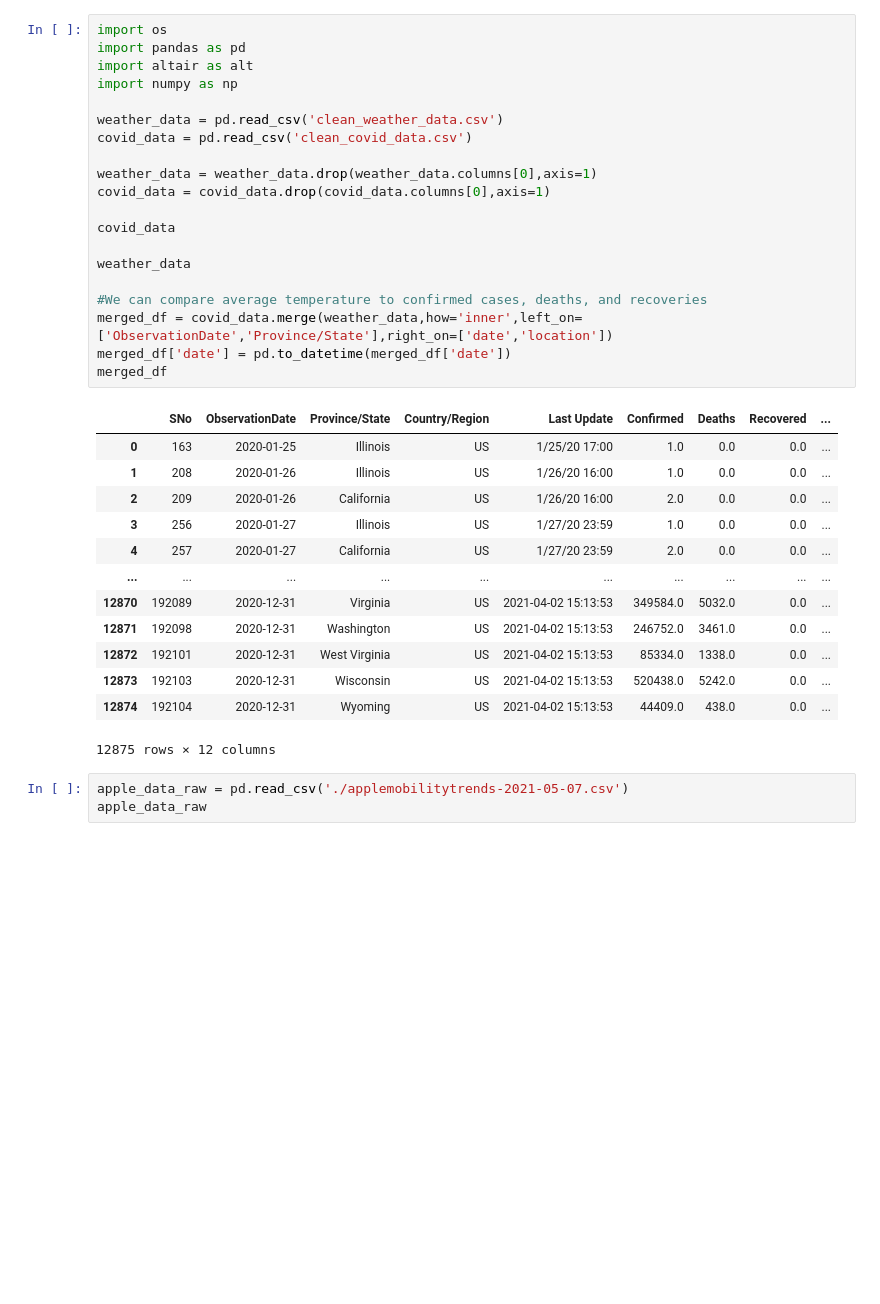
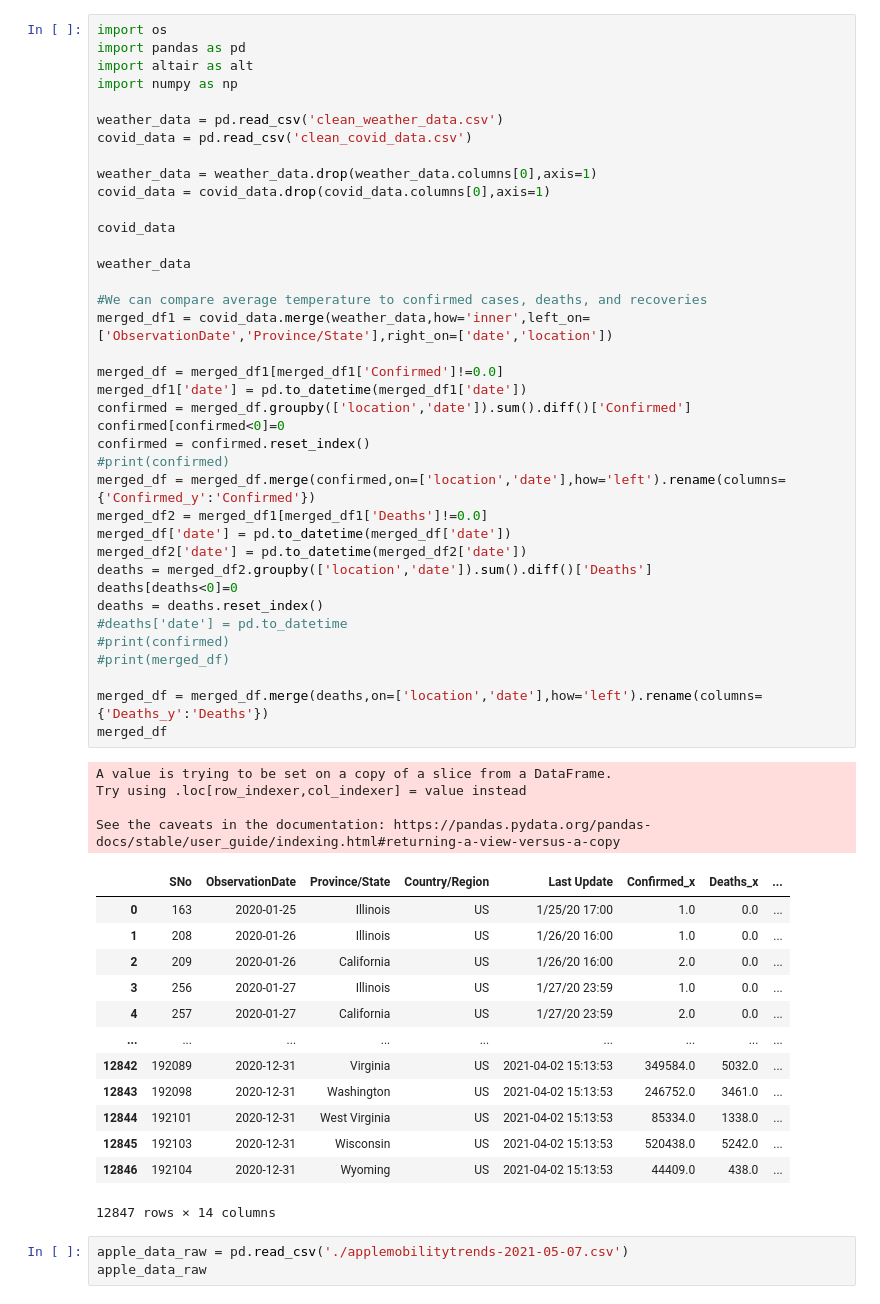
Before and after one commit to joehardy-umich/siads592, a Jupyter notebook: traffic_and_weather.ipynb, the cells around one changed output. Drawn from its saved outputs; the diff is of its cells as text; blank space fills up the shorter version.

```diff
--- a/traffic_and_weather.ipynb
+++ b/traffic_and_weather.ipynb
@@ -1,37 +1,59 @@
 # %%
 import os
 import pandas as pd
 import altair as alt
 import numpy as np
 
 weather_data = pd.read_csv('clean_weather_data.csv')
 covid_data = pd.read_csv('clean_covid_data.csv')
 
 weather_data = weather_data.drop(weather_data.columns[0],axis=1)
 covid_data = covid_data.drop(covid_data.columns[0],axis=1)
 
 covid_data
 
 weather_data
 
 #We can compare average temperature to confirmed cases, deaths, and recoveries
-merged_df = covid_data.merge(weather_data,how='inner',left_on=['ObservationDate','Province/State'],right_on=['date','location'])
+merged_df1 = covid_data.merge(weather_data,how='inner',left_on=['ObservationDate','Province/State'],right_on=['date','location'])
+
+merged_df = merged_df1[merged_df1['Confirmed']!=0.0]
+merged_df1['date'] = pd.to_datetime(merged_df1['date'])
+confirmed = merged_df.groupby(['location','date']).sum().diff()['Confirmed']
+confirmed[confirmed<0]=0
+confirmed = confirmed.reset_index()
+#print(confirmed)
+merged_df = merged_df.merge(confirmed,on=['location','date'],how='left').rename(columns={'Confirmed_y':'Confirmed'})
+merged_df2 = merged_df1[merged_df1['Deaths']!=0.0]
 merged_df['date'] = pd.to_datetime(merged_df['date'])
+merged_df2['date'] = pd.to_datetime(merged_df2['date'])
+deaths = merged_df2.groupby(['location','date']).sum().diff()['Deaths']
+deaths[deaths<0]=0
+deaths = deaths.reset_index()
+#deaths['date'] = pd.to_datetime
+#print(confirmed)
+#print(merged_df)
+
+merged_df = merged_df.merge(deaths,on=['location','date'],how='left').rename(columns={'Deaths_y':'Deaths'})
 merged_df
 # %% [output]
+A value is trying to be set on a copy of a slice from a DataFrame.
+Try using .loc[row_indexer,col_indexer] = value instead
+
+See the caveats in the documentation: https://pandas.pydata.org/pandas-docs/stable/user_guide/indexing.html#returning-a-view-versus-a-copy
-|  | SNo | ObservationDate | Province/State | Country/Region | Last Update | Confirmed | Deaths | Recovered | ... |
-| 0 | 163 | 2020-01-25 | Illinois | US | 1/25/20 17:00 | 1.0 | 0.0 | 0.0 | ... |
-| 1 | 208 | 2020-01-26 | Illinois | US | 1/26/20 16:00 | 1.0 | 0.0 | 0.0 | ... |
-| 2 | 209 | 2020-01-26 | California | US | 1/26/20 16:00 | 2.0 | 0.0 | 0.0 | ... |
-| 3 | 256 | 2020-01-27 | Illinois | US | 1/27/20 23:59 | 1.0 | 0.0 | 0.0 | ... |
-| 4 | 257 | 2020-01-27 | California | US | 1/27/20 23:59 | 2.0 | 0.0 | 0.0 | ... |
-| ... | ... | ... | ... | ... | ... | ... | ... | ... | ... |
-| 12870 | 192089 | 2020-12-31 | Virginia | US | 2021-04-02 15:13:53 | 349584.0 | 5032.0 | 0.0 | ... |
-| 12871 | 192098 | 2020-12-31 | Washington | US | 2021-04-02 15:13:53 | 246752.0 | 3461.0 | 0.0 | ... |
-| 12872 | 192101 | 2020-12-31 | West Virginia | US | 2021-04-02 15:13:53 | 85334.0 | 1338.0 | 0.0 | ... |
-| 12873 | 192103 | 2020-12-31 | Wisconsin | US | 2021-04-02 15:13:53 | 520438.0 | 5242.0 | 0.0 | ... |
-| 12874 | 192104 | 2020-12-31 | Wyoming | US | 2021-04-02 15:13:53 | 44409.0 | 438.0 | 0.0 | ... |
+|  | SNo | ObservationDate | Province/State | Country/Region | Last Update | Confirmed_x | Deaths_x | ... |
+| 0 | 163 | 2020-01-25 | Illinois | US | 1/25/20 17:00 | 1.0 | 0.0 | ... |
+| 1 | 208 | 2020-01-26 | Illinois | US | 1/26/20 16:00 | 1.0 | 0.0 | ... |
+| 2 | 209 | 2020-01-26 | California | US | 1/26/20 16:00 | 2.0 | 0.0 | ... |
+| 3 | 256 | 2020-01-27 | Illinois | US | 1/27/20 23:59 | 1.0 | 0.0 | ... |
+| 4 | 257 | 2020-01-27 | California | US | 1/27/20 23:59 | 2.0 | 0.0 | ... |
+| ... | ... | ... | ... | ... | ... | ... | ... | ... |
+| 12842 | 192089 | 2020-12-31 | Virginia | US | 2021-04-02 15:13:53 | 349584.0 | 5032.0 | ... |
+| 12843 | 192098 | 2020-12-31 | Washington | US | 2021-04-02 15:13:53 | 246752.0 | 3461.0 | ... |
+| 12844 | 192101 | 2020-12-31 | West Virginia | US | 2021-04-02 15:13:53 | 85334.0 | 1338.0 | ... |
+| 12845 | 192103 | 2020-12-31 | Wisconsin | US | 2021-04-02 15:13:53 | 520438.0 | 5242.0 | ... |
+| 12846 | 192104 | 2020-12-31 | Wyoming | US | 2021-04-02 15:13:53 | 44409.0 | 438.0 | ... |
-12875 rows × 12 columns
+12847 rows × 14 columns
 # %%
 apple_data_raw = pd.read_csv('./applemobilitytrends-2021-05-07.csv')
 apple_data_raw
```
Also changed, not shown: parts of 3 cells of this notebook, 6 other files.
